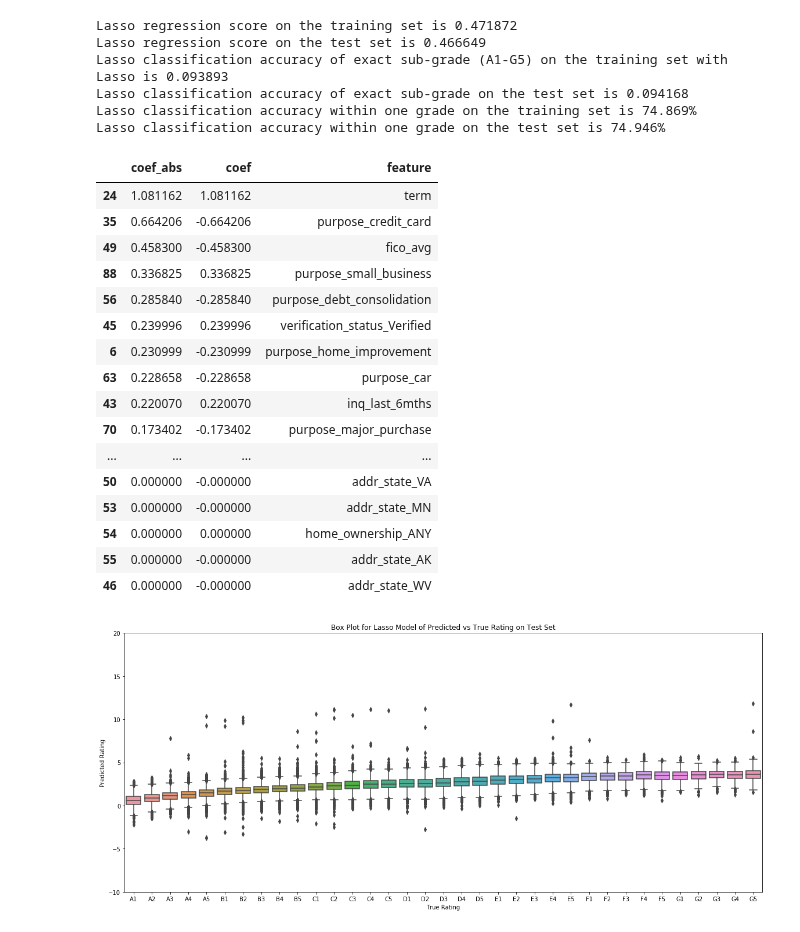
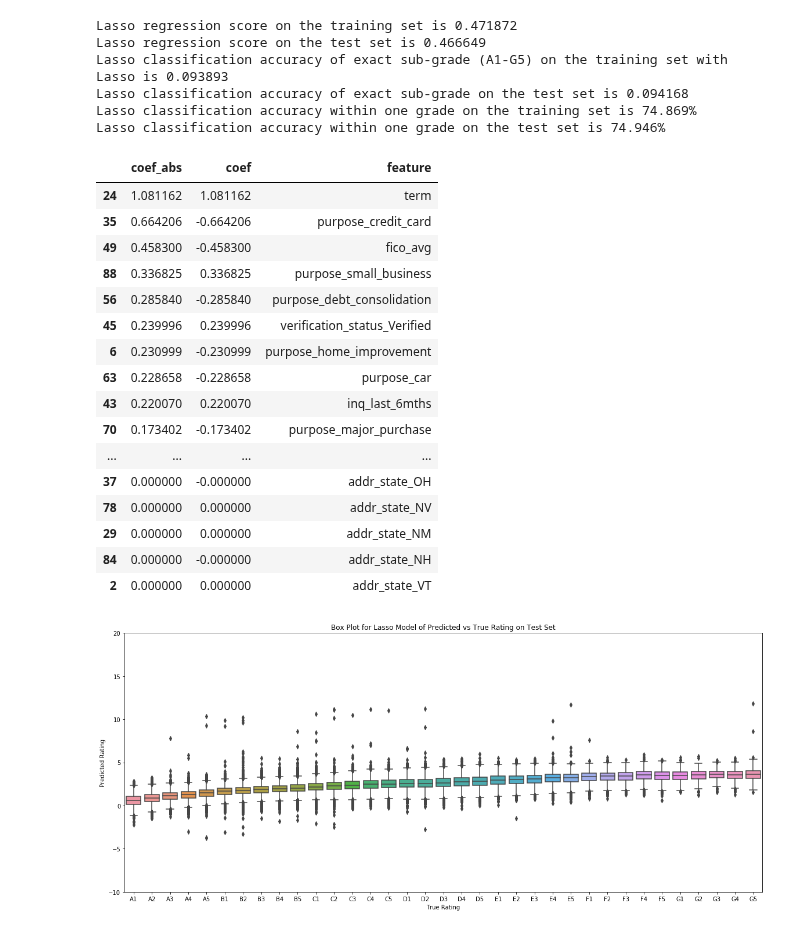
Before and after one commit to tmaounis/cs109a-LendingClub, a Jupyter notebook: models.ipynb, the cells around one changed output. Saved outputs shown, nothing was run; the diff lists cells and outputs as text; code cells hidden in the pictures.

```diff
--- a/models.ipynb
+++ b/models.ipynb
@@ -373,29 +373,31 @@ Lasso classification accuracy of exact sub-grade on the test set is 0.094168
 Lasso classification accuracy within one grade on the training set is 74.869%
 Lasso classification accuracy within one grade on the test set is 74.946%
 # %%
+#prints dataframe of sorted coefficients by magnitude to explore individual feature effects on subgrade
 df_Lasso_coefs = pd.DataFrame()
 df_Lasso_coefs['coef_abs'] = abs(model_Lasso.coef_)
 df_Lasso_coefs['coef'] = model_Lasso.coef_
 df_Lasso_coefs['feature'] = x_train.columns
+df_Lasso_coefs = df_Lasso_coefs.sort_values(by="feature")
 display_df(df_Lasso_coefs.sort_values(by='coef_abs', ascending=False), None)
 # %% [output]
 |  | coef_abs | coef | feature |
 | 24 | 1.081162 | 1.081162 | term |
 | 35 | 0.664206 | -0.664206 | purpose_credit_card |
 | 49 | 0.458300 | -0.458300 | fico_avg |
 | 88 | 0.336825 | 0.336825 | purpose_small_business |
 | 56 | 0.285840 | -0.285840 | purpose_debt_consolidation |
 | 45 | 0.239996 | 0.239996 | verification_status_Verified |
 | 6 | 0.230999 | -0.230999 | purpose_home_improvement |
 | 63 | 0.228658 | -0.228658 | purpose_car |
 | 43 | 0.220070 | 0.220070 | inq_last_6mths |
 | 70 | 0.173402 | -0.173402 | purpose_major_purchase |
 | ... | ... | ... | ... |
-| 50 | 0.000000 | -0.000000 | addr_state_VA |
-| 53 | 0.000000 | -0.000000 | addr_state_MN |
-| 54 | 0.000000 | 0.000000 | home_ownership_ANY |
-| 55 | 0.000000 | -0.000000 | addr_state_AK |
-| 46 | 0.000000 | -0.000000 | addr_state_WV |
+| 37 | 0.000000 | -0.000000 | addr_state_OH |
+| 78 | 0.000000 | 0.000000 | addr_state_NV |
+| 29 | 0.000000 | 0.000000 | addr_state_NM |
+| 84 | 0.000000 | -0.000000 | addr_state_NH |
+| 2 | 0.000000 | 0.000000 | addr_state_VT |
 # %%
 my_box_plot(y_test, Lasso_test_pred, "Lasso")
 # %% [output]
```
Also changed, not shown: parts of 4 cells of this notebook, 1 other file.
